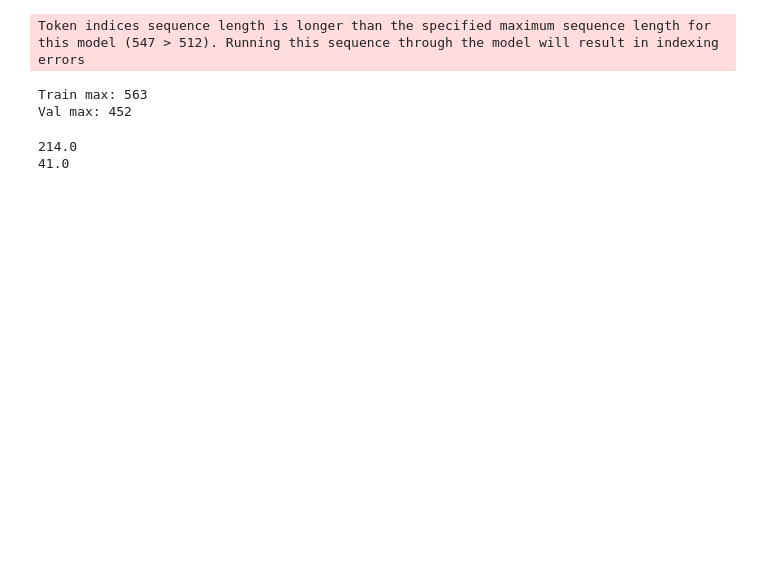
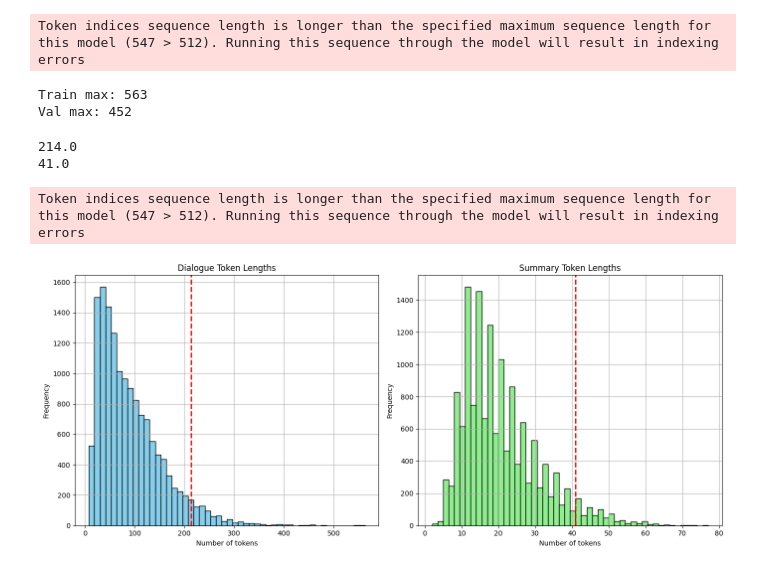
Before and after one commit to Mahmmoud0Yousef/Text_Summarization_T5, a Jupyter notebook: Project.ipynb, the cells around one changed output. Drawn from its saved outputs; the diff is of its cells as text; code cells hidden in the pictures; blank space fills up the shorter version.

```diff
--- a/Project.ipynb
+++ b/Project.ipynb
@@ -197,6 +196,36 @@ print(max_target_len)
 # %% [output]
 214.0
 41.0
+# %%
+import matplotlib.pyplot as plt
+
+dialogue_lengths = train_data["dialogue"].apply(lambda x: len(tokenizer.encode(x, truncation=False)))
+
+summary_lengths = train_data["summary"].apply(lambda x: len(tokenizer.encode(x, truncation=False)))
+
+plt.figure(figsize=(14, 6))
+
+plt.subplot(1, 2, 1)
+plt.hist(dialogue_lengths, bins=50, color='skyblue', edgecolor='black')
+plt.axvline(dialogue_lengths.quantile(0.95), color='red', linestyle='dashed', linewidth=2)
+plt.title("Dialogue Token Lengths")
+plt.xlabel("Number of tokens")
+plt.ylabel("Frequency")
+plt.grid(True)
+
+plt.subplot(1, 2, 2)
+plt.hist(summary_lengths, bins=50, color='lightgreen', edgecolor='black')
+plt.axvline(summary_lengths.quantile(0.95), color='red', linestyle='dashed', linewidth=2)
+plt.title("Summary Token Lengths")
+plt.xlabel("Number of tokens")
+plt.ylabel("Frequency")
+plt.grid(True)
+
+plt.tight_layout()
+plt.show()
+# %% [output]
+Token indices sequence length is longer than the specified maximum sequence length for this model (547 > 512). Running this sequence through the model will result in indexing errors
+[figure, added]
 # %%
 from datasets import Dataset
 
```
Also changed, not shown: parts of 18 cells of this notebook.
